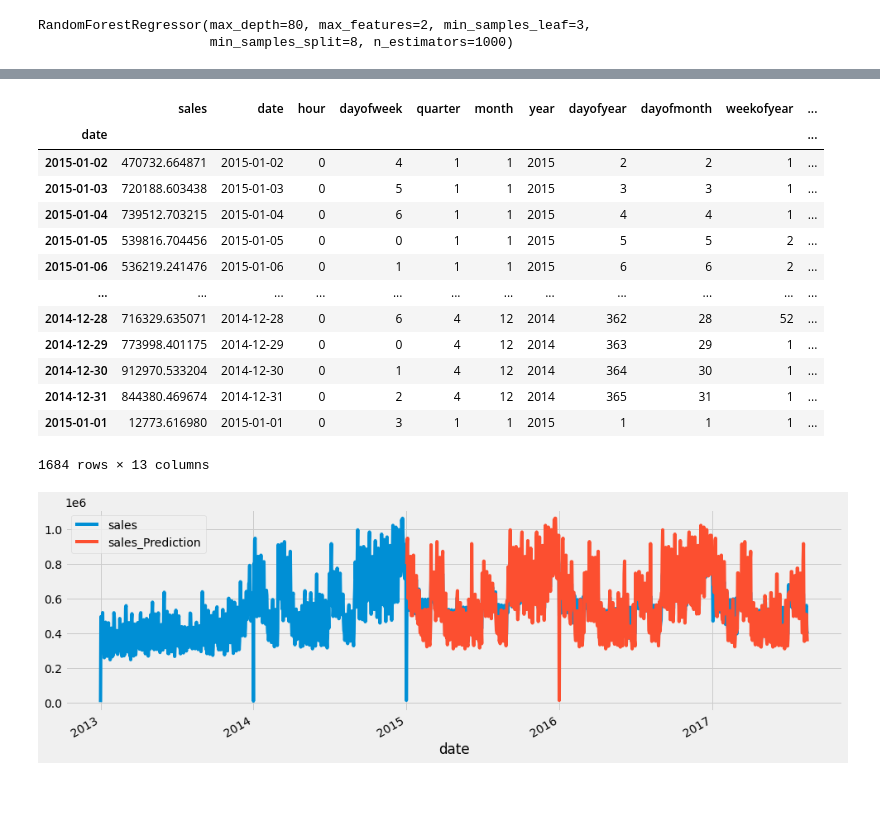
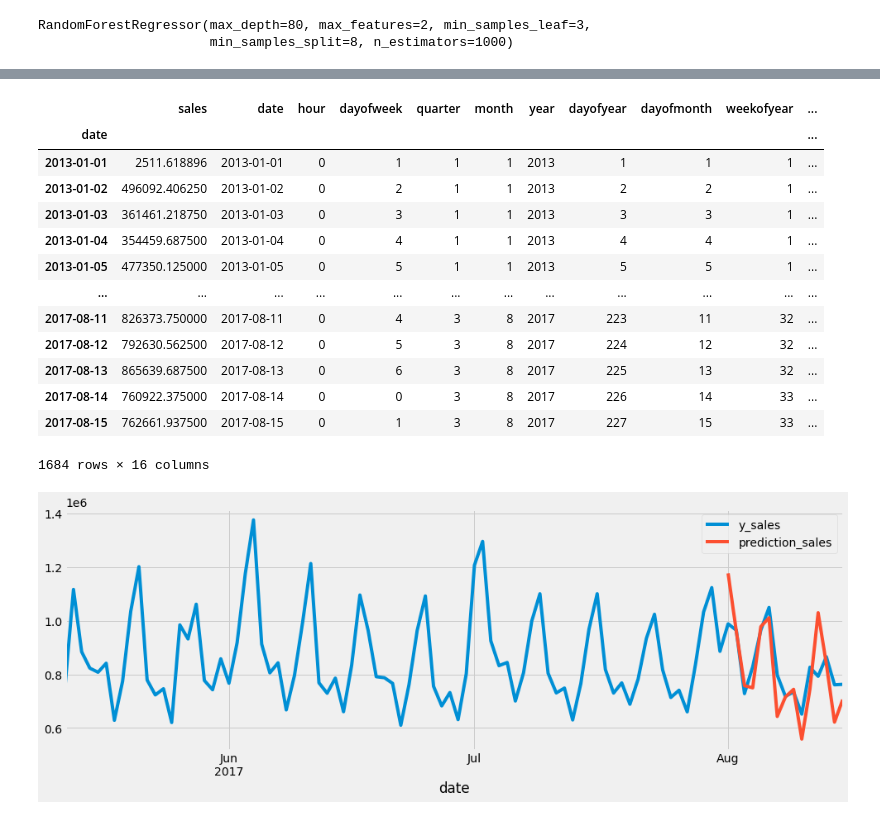
Before and after one commit to Oliss4t/BHT_Store_Sales_Time_Series_Forecasting, a Jupyter notebook: Decision Tree and Random Forest.ipynb, the cells around one changed output, grey strips where cells are left out. Drawn from its saved outputs; the diff is of its cells as text; code cells hidden in the pictures; blank space fills up the shorter version.

```diff
--- a/Decision Tree and Random Forest.ipynb
+++ b/Decision Tree and Random Forest.ipynb
@@ -208,7 +200,7 @@ data_all.tail(10)
 # %% [markdown]
 ## Prediction Error Analysis
 # %%
-validate_['error'] = validate_['sales'] - validate_['sales_Prediction']
-validate_['abs_error'] = validate_['error'].apply(np.abs)
-error_by_day = validate_.groupby(['year','month','dayofmonth']) \
+validation['error'] = validation['sales'] - validation['sales_Prediction']
+validation['abs_error'] = validation['error'].apply(np.abs)
+error_by_day = validation.groupby(['year','month','dayofmonth']) \
     .mean()[['sales','sales_Prediction','error','abs_error']]
@@ -339,26 +352,26 @@ rmsle(y_train, rf.predict(X_train))
 y_pred_rf_train = rf.predict(X_train)
 y_pred_rf_test = rf.predict(X_test)
 # %%
-validate_['sales'] = rf.predict(X_test)
-
-data_all = pd.concat([validate_, train_], sort=False)
+validation['prediction_difference'] = reg.predict(X_test)
+validation['prediction_sales'] =validation['prediction_difference'] + validation['x_sales']
+data_all = pd.concat([train, validation], sort=False)
 data_all
 # %% [output]
 |  | sales | date | hour | dayofweek | quarter | month | year | dayofyear | dayofmonth | weekofyear | ... |
 | date |  |  |  |  |  |  |  |  |  |  | ... |
-| 2015-01-02 | 470732.664871 | 2015-01-02 | 0 | 4 | 1 | 1 | 2015 | 2 | 2 | 1 | ... |
-| 2015-01-03 | 720188.603438 | 2015-01-03 | 0 | 5 | 1 | 1 | 2015 | 3 | 3 | 1 | ... |
-| 2015-01-04 | 739512.703215 | 2015-01-04 | 0 | 6 | 1 | 1 | 2015 | 4 | 4 | 1 | ... |
-| 2015-01-05 | 539816.704456 | 2015-01-05 | 0 | 0 | 1 | 1 | 2015 | 5 | 5 | 2 | ... |
-| 2015-01-06 | 536219.241476 | 2015-01-06 | 0 | 1 | 1 | 1 | 2015 | 6 | 6 | 2 | ... |
+| 2013-01-01 | 2511.618896 | 2013-01-01 | 0 | 1 | 1 | 1 | 2013 | 1 | 1 | 1 | ... |
+| 2013-01-02 | 496092.406250 | 2013-01-02 | 0 | 2 | 1 | 1 | 2013 | 2 | 2 | 1 | ... |
+| 2013-01-03 | 361461.218750 | 2013-01-03 | 0 | 3 | 1 | 1 | 2013 | 3 | 3 | 1 | ... |
+| 2013-01-04 | 354459.687500 | 2013-01-04 | 0 | 4 | 1 | 1 | 2013 | 4 | 4 | 1 | ... |
+| 2013-01-05 | 477350.125000 | 2013-01-05 | 0 | 5 | 1 | 1 | 2013 | 5 | 5 | 1 | ... |
 | ... | ... | ... | ... | ... | ... | ... | ... | ... | ... | ... | ... |
-| 2014-12-28 | 716329.635071 | 2014-12-28 | 0 | 6 | 4 | 12 | 2014 | 362 | 28 | 52 | ... |
-| 2014-12-29 | 773998.401175 | 2014-12-29 | 0 | 0 | 4 | 12 | 2014 | 363 | 29 | 1 | ... |
-| 2014-12-30 | 912970.533204 | 2014-12-30 | 0 | 1 | 4 | 12 | 2014 | 364 | 30 | 1 | ... |
-| 2014-12-31 | 844380.469674 | 2014-12-31 | 0 | 2 | 4 | 12 | 2014 | 365 | 31 | 1 | ... |
-| 2015-01-01 | 12773.616980 | 2015-01-01 | 0 | 3 | 1 | 1 | 2015 | 1 | 1 | 1 | ... |
+| 2017-08-11 | 826373.750000 | 2017-08-11 | 0 | 4 | 3 | 8 | 2017 | 223 | 11 | 32 | ... |
+| 2017-08-12 | 792630.562500 | 2017-08-12 | 0 | 5 | 3 | 8 | 2017 | 224 | 12 | 32 | ... |
+| 2017-08-13 | 865639.687500 | 2017-08-13 | 0 | 6 | 3 | 8 | 2017 | 225 | 13 | 32 | ... |
+| 2017-08-14 | 760922.375000 | 2017-08-14 | 0 | 0 | 3 | 8 | 2017 | 226 | 14 | 33 | ... |
+| 2017-08-15 | 762661.937500 | 2017-08-15 | 0 | 1 | 3 | 8 | 2017 | 227 | 15 | 33 | ... |
-1684 rows × 13 columns
+1684 rows × 16 columns
 # %%
-_ = data_all[['sales','sales_Prediction']].plot(figsize=(15, 5))
+_ = data_all[['y_sales','prediction_sales']].tail(16*6).plot(figsize=(15, 5))
 # %% [output]
-[figure, old version]
+[figure, new version]
```
Also changed, not shown: parts of 9 cells of this notebook.
